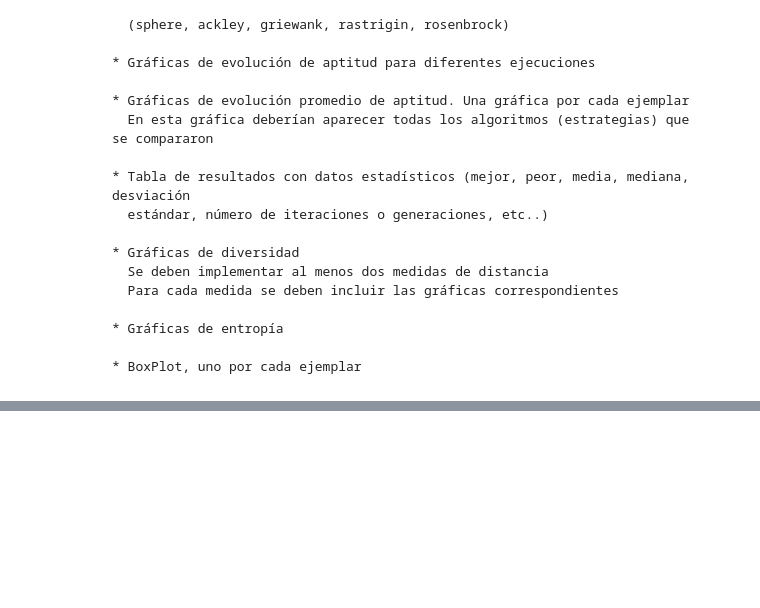
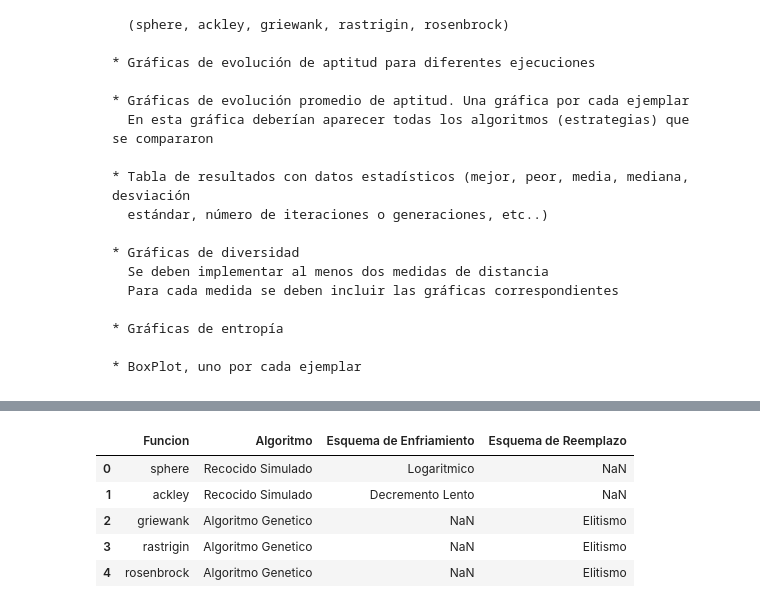
Before and after one commit to CarlosCastanon2099/Computo-Evolutivo, a Jupyter notebook: Tareas/Tarea-05/Tarea 5.ipynb, the cells around one changed output, grey strips where cells are left out. Saved outputs shown, nothing was run; the diff lists cells and outputs as text; code cells hidden in the pictures; blank space fills up the shorter version.

```diff
--- a/Tareas/Tarea-05/Tarea 5.ipynb
+++ b/Tareas/Tarea-05/Tarea 5.ipynb
@@ -500,0 +568,9 @@ estadisticas.to_csv('estadisticas_resultados.csv', index=False)
+# %%
+pd.read_csv('configuracion_parametros.csv')
+# %% [output]
+|  | Funcion | Algoritmo | Esquema de Enfriamiento | Esquema de Reemplazo |
+| 0 | sphere | Recocido Simulado | Logaritmico | NaN |
+| 1 | ackley | Recocido Simulado | Decremento Lento | NaN |
+| 2 | griewank | Algoritmo Genetico | NaN | Elitismo |
+| 3 | rastrigin | Algoritmo Genetico | NaN | Elitismo |
+| 4 | rosenbrock | Algoritmo Genetico | NaN | Elitismo |
```
Also changed, not shown: parts of 9 cells of this notebook, 3 other files.
